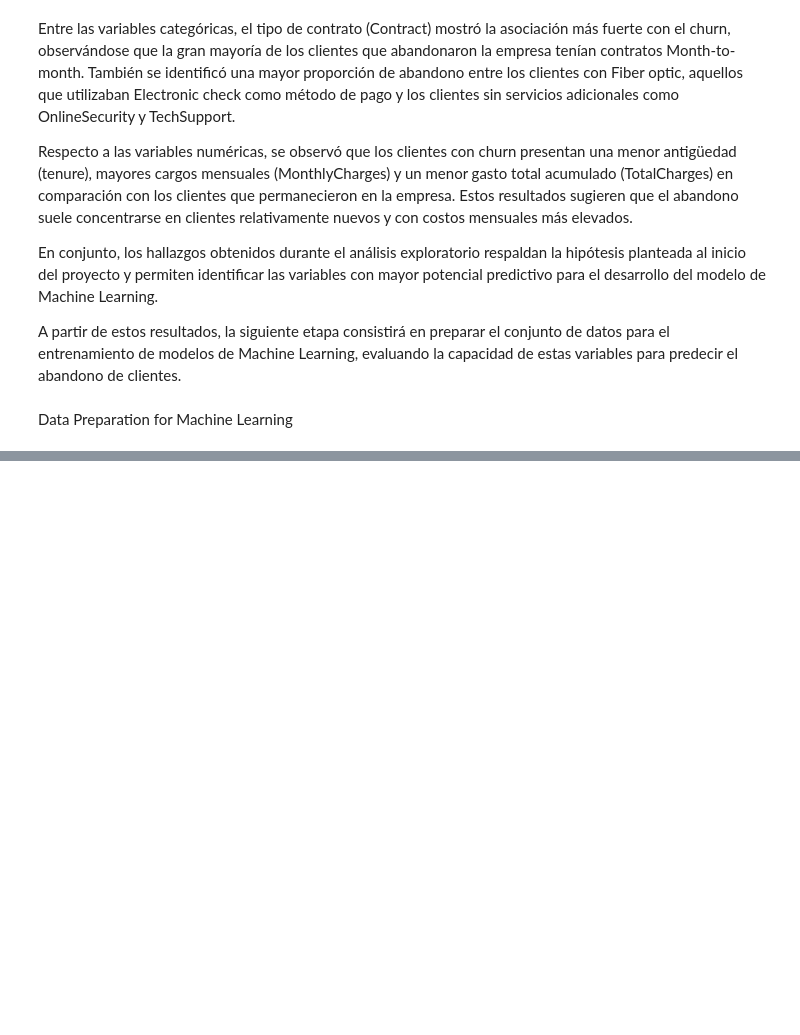
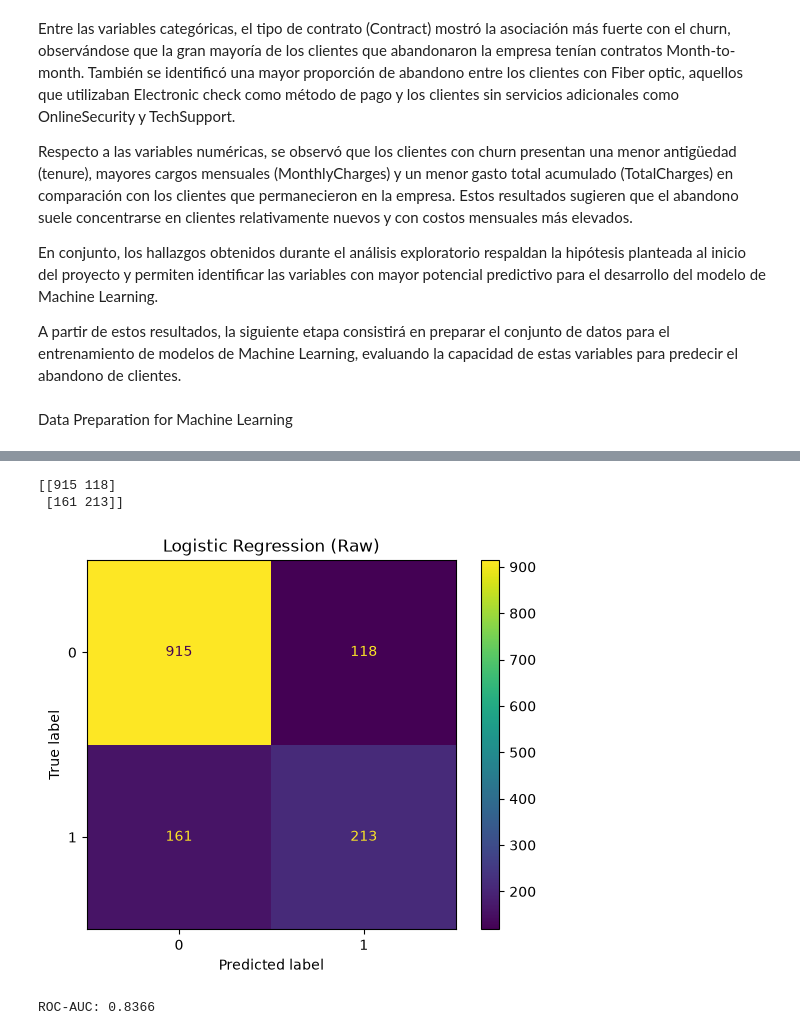
Before and after one commit to arielmarin/customer-churn-prediction, a Jupyter notebook: notebooks/customer_churn_prediction.ipynb, the cells around one changed output, grey strips where cells are left out. Saved outputs shown, nothing was run; the diff lists cells and outputs as text; code cells hidden in the pictures; blank space fills up the shorter version.

```diff
--- a/notebooks/customer_churn_prediction.ipynb
+++ b/notebooks/customer_churn_prediction.ipynb
@@ -610,0 +682,11 @@ data_ml = customer_df.copy()
+# %%
+x = customer_ml.drop(columns="Churn")
+# %%
+# Train Test Split
+x_train, x_test, y_train, y_test = train_test_split(
+    x,
+    y,
+    test_size=0.20,
+    random_state=42,
+    stratify=y
+)
@@ -610,0 +705,7 @@ data_ml = customer_df.copy()
+# %%
+modelo_lr = LogisticRegression(
+    random_state=42,
+    max_iter=1000
+)
+
+modelo_lr.fit(x_train, y_train)
@@ -610,0 +722,2 @@ data_ml = customer_df.copy()
+# %%
+y_pred_lr = modelo_lr.predict(x_test)
@@ -610,0 +743,19 @@ data_ml = customer_df.copy()
+# %%
+cm_lr = confusion_matrix(y_test, y_pred_lr)
+
+print(cm_lr)
+# %% [output]
+[[915 118]
+ [161 213]]
+# %%
+ConfusionMatrixDisplay.from_predictions( y_test, y_pred_lr)
+plt.title("Logistic Regression (Raw)")
+plt.show()
+# %% [output]
+[figure, added]
+# %%
+auc_lr = roc_auc_score(y_test, y_prob_lr[:, 1])
+
+print(f"ROC-AUC: {auc_lr:.4f}")
+# %% [output]
+ROC-AUC: 0.8366
```
Also changed, not shown: parts of 71 cells of this notebook, 1 other file.
